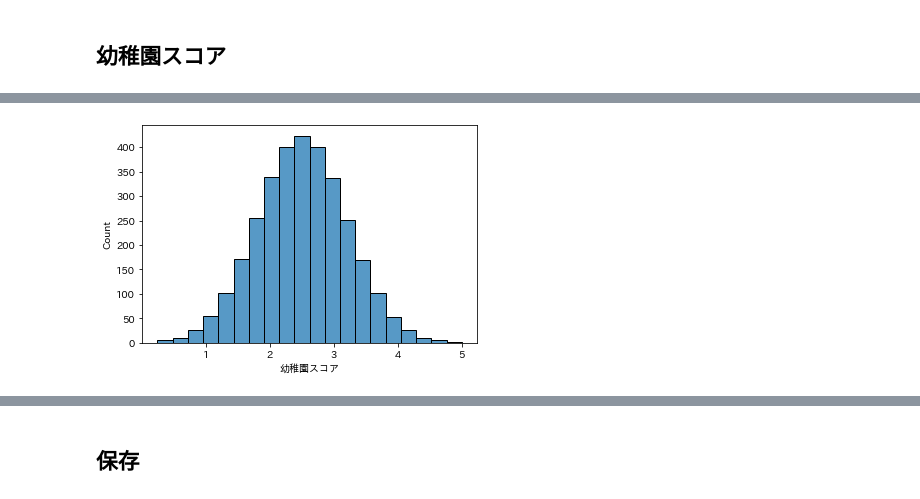
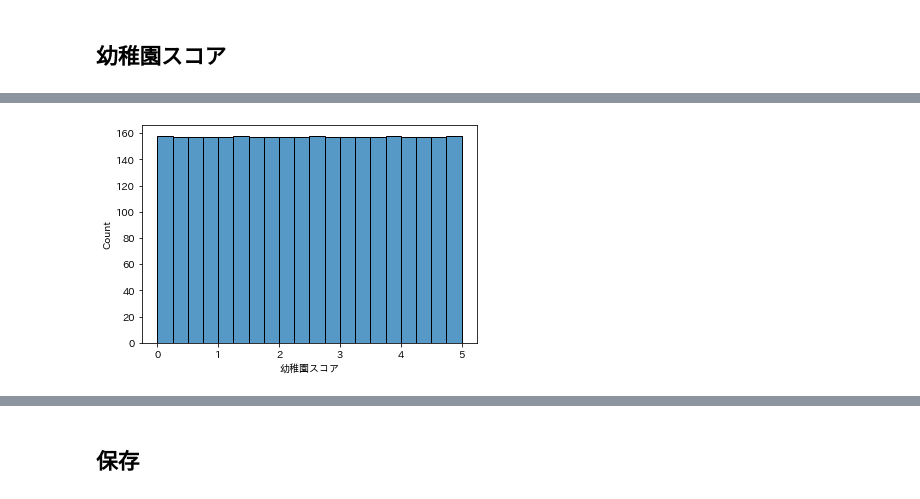
Before and after one commit to z-guard/analysis, a Jupyter notebook: notebooks/public_school_score.ipynb, the cells around one changed output, grey strips where cells are left out. Drawn from its saved outputs; the diff is of its cells as text; code cells hidden in the pictures.

```diff
--- a/notebooks/public_school_score.ipynb
+++ b/notebooks/public_school_score.ipynb
@@ -234,8 +408,10 @@ score_name = '中学校スコア'
 feature_list = {
     '中学校(最近傍距離)': {'sort': -1, 'weight': 0.5},
     '中学校のレーティング': {'sort': 1, 'weight': 1},
+    '名門小学校': {'sort': 1, 'weight': 0.3},
+    '中学受験進学率': {'sort': 1, 'weight': 0.3},
 }
-all_feature_list += list(feature_list.keys())
+all_feature_list += ['中学校(最近傍距離)']
 all_score_list.append(score_name)
 # %%
 for feature_name in feature_list.keys():
@@ -247,11 +425,11 @@ for feature_name in feature_list.keys():
 # %%
 score_list = []
 for key, value in feature_list.items():
-    df_pop_master[f'{key}レベル'] = rank_score(df_pop_master[key] * value['sort'])
-    score_list.append(df_pop_master[f'{key}レベル'] * value['weight'])
+    df_geo_master[f'{key}レベル'] = rank_score(df_geo_master[key] * value['sort'])
+    score_list.append(df_geo_master[f'{key}レベル'] * value['weight'])
 
 _temp_score = pd.concat(score_list, axis=1).sum(axis=1, skipna=False)
-df_pop_master[score_name] = rank_score(_temp_score)
+df_geo_master[score_name] = rank_score(_temp_score)
 # %%
 sns.histplot(_temp_score, bins=20)
 plt.show()
@@ -281,8 +459,10 @@ score_name = '幼稚園スコア'
 feature_list = {
     '幼稚園(最近傍距離)': {'sort': -1, 'weight': 0.5},
     '幼稚園のレーティング': {'sort': 1, 'weight': 1},
+    '名門小学校': {'sort': 1, 'weight': 0.5},
+    '中学受験進学率': {'sort': 1, 'weight': 0.5},
 }
-all_feature_list += list(feature_list.keys())
+all_feature_list += ['幼稚園(最近傍距離)']
 all_score_list.append(score_name)
 # %%
 for feature_name in feature_list.keys():
@@ -294,11 +476,11 @@ for feature_name in feature_list.keys():
 # %%
 score_list = []
 for key, value in feature_list.items():
-    df_pop_master[f'{key}レベル'] = rank_score(df_pop_master[key] * value['sort'])
-    score_list.append(df_pop_master[f'{key}レベル'] * value['weight'])
+    df_geo_master[f'{key}レベル'] = rank_score(df_geo_master[key] * value['sort'])
+    score_list.append(df_geo_master[f'{key}レベル'] * value['weight'])
 
 _tmp_score = pd.concat(score_list, axis=1).sum(axis=1, skipna=False)
-df_pop_master[score_name] = rank_score(_tmp_score)
+df_geo_master[score_name] = rank_score(_tmp_score)
 # %%
 sns.histplot(_temp_score, bins=20)
 plt.show()
@@ -307,5 +489,5 @@ plt.show()
 # %%
-sns.histplot(df_pop_master[score_name], bins=20)
+sns.histplot(df_geo_master[score_name], bins=20)
 plt.show()
 # %% [output]
-[figure, old version]
+[figure, new version]
```
Also changed, not shown: parts of 61 cells of this notebook.
